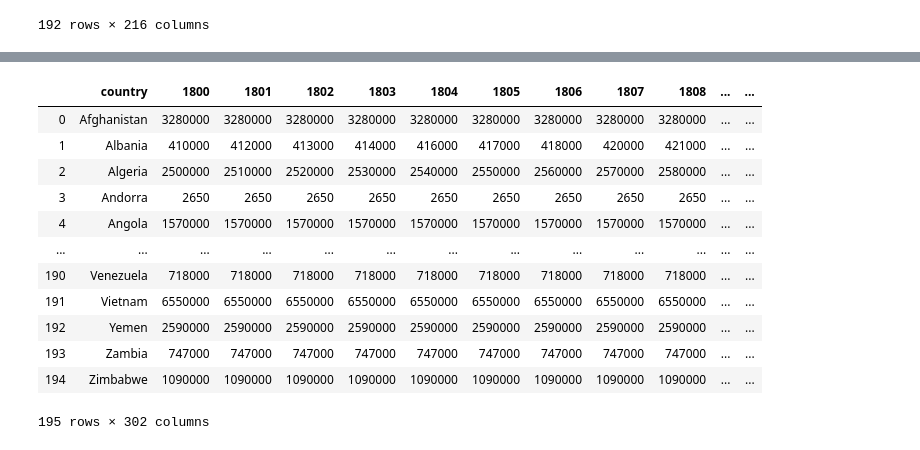
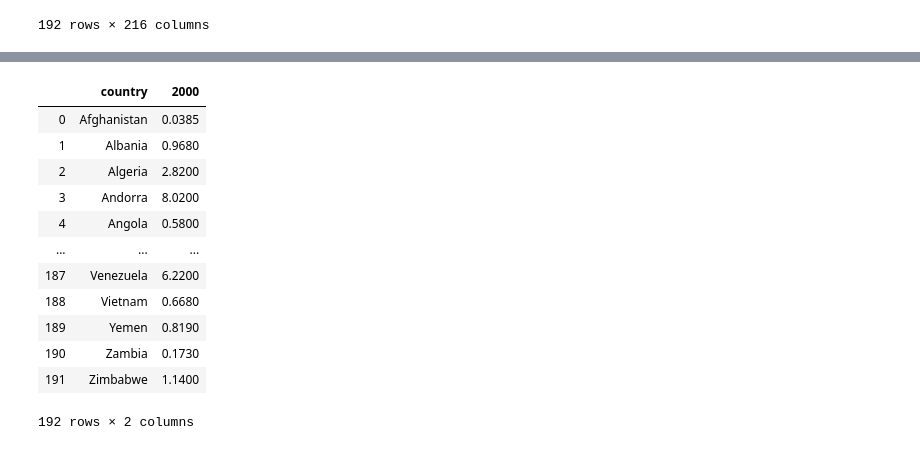
Before and after one commit to VallieTracy/project-one, a Jupyter notebook: Team_Awesome_Project_1.ipynb, the cells around one changed output, grey strips where cells are left out. Drawn from its saved outputs; the diff is of its cells as text; code cells hidden in the pictures.

Commit message:
stats, looking at just year 2000

```diff
--- a/Team_Awesome_Project_1.ipynb
+++ b/Team_Awesome_Project_1.ipynb
@@ -140,18 +121,19 @@ income_df
-# %%
-#printing out the dataframes that bernt created to see what's there
-
-population_df
-# %% [output]
-|  | country | 1800 | 1801 | 1802 | 1803 | 1804 | 1805 | 1806 | 1807 | 1808 | ... | ... |
-| 0 | Afghanistan | 3280000 | 3280000 | 3280000 | 3280000 | 3280000 | 3280000 | 3280000 | 3280000 | 3280000 | ... | ... |
-| 1 | Albania | 410000 | 412000 | 413000 | 414000 | 416000 | 417000 | 418000 | 420000 | 421000 | ... | ... |
-| 2 | Algeria | 2500000 | 2510000 | 2520000 | 2530000 | 2540000 | 2550000 | 2560000 | 2570000 | 2580000 | ... | ... |
-| 3 | Andorra | 2650 | 2650 | 2650 | 2650 | 2650 | 2650 | 2650 | 2650 | 2650 | ... | ... |
-| 4 | Angola | 1570000 | 1570000 | 1570000 | 1570000 | 1570000 | 1570000 | 1570000 | 1570000 | 1570000 | ... | ... |
-| ... | ... | ... | ... | ... | ... | ... | ... | ... | ... | ... | ... | ... |
-| 190 | Venezuela | 718000 | 718000 | 718000 | 718000 | 718000 | 718000 | 718000 | 718000 | 718000 | ... | ... |
-| 191 | Vietnam | 6550000 | 6550000 | 6550000 | 6550000 | 6550000 | 6550000 | 6550000 | 6550000 | 6550000 | ... | ... |
-| 192 | Yemen | 2590000 | 2590000 | 2590000 | 2590000 | 2590000 | 2590000 | 2590000 | 2590000 | 2590000 | ... | ... |
-| 193 | Zambia | 747000 | 747000 | 747000 | 747000 | 747000 | 747000 | 747000 | 747000 | 747000 | ... | ... |
-| 194 | Zimbabwe | 1090000 | 1090000 | 1090000 | 1090000 | 1090000 | 1090000 | 1090000 | 1090000 | 1090000 | ... | ... |
-195 rows × 302 columns
+# %%
+#only want to look at year 2000
+
+co2_2000 = co2_df[['country','2000']]
+co2_2000
+# %% [output]
+|  | country | 2000 |
+| 0 | Afghanistan | 0.0385 |
+| 1 | Albania | 0.9680 |
+| 2 | Algeria | 2.8200 |
+| 3 | Andorra | 8.0200 |
+| 4 | Angola | 0.5800 |
+| ... | ... | ... |
+| 187 | Venezuela | 6.2200 |
+| 188 | Vietnam | 0.6680 |
+| 189 | Yemen | 0.8190 |
+| 190 | Zambia | 0.1730 |
+| 191 | Zimbabwe | 1.1400 |
+192 rows × 2 columns
```
Also changed, not shown: parts of 3 cells of this notebook.
